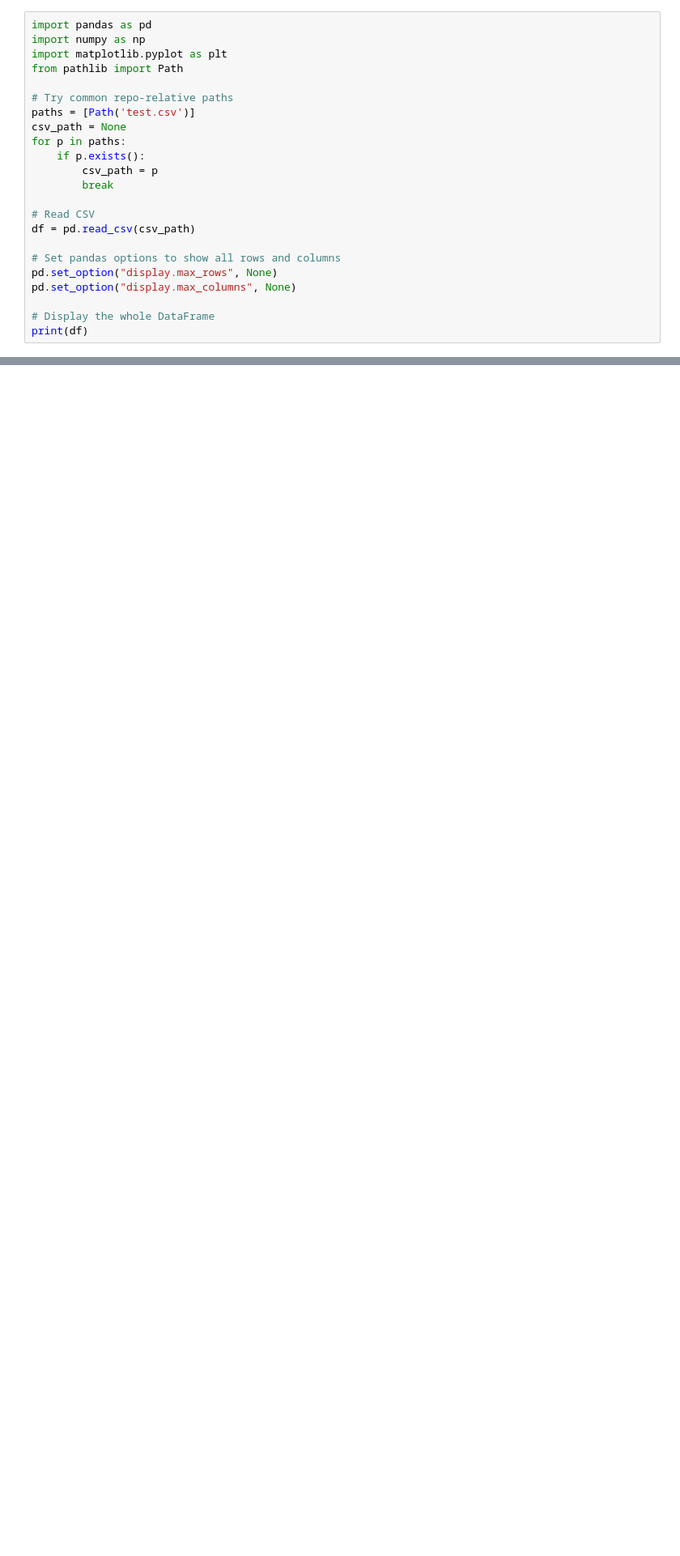
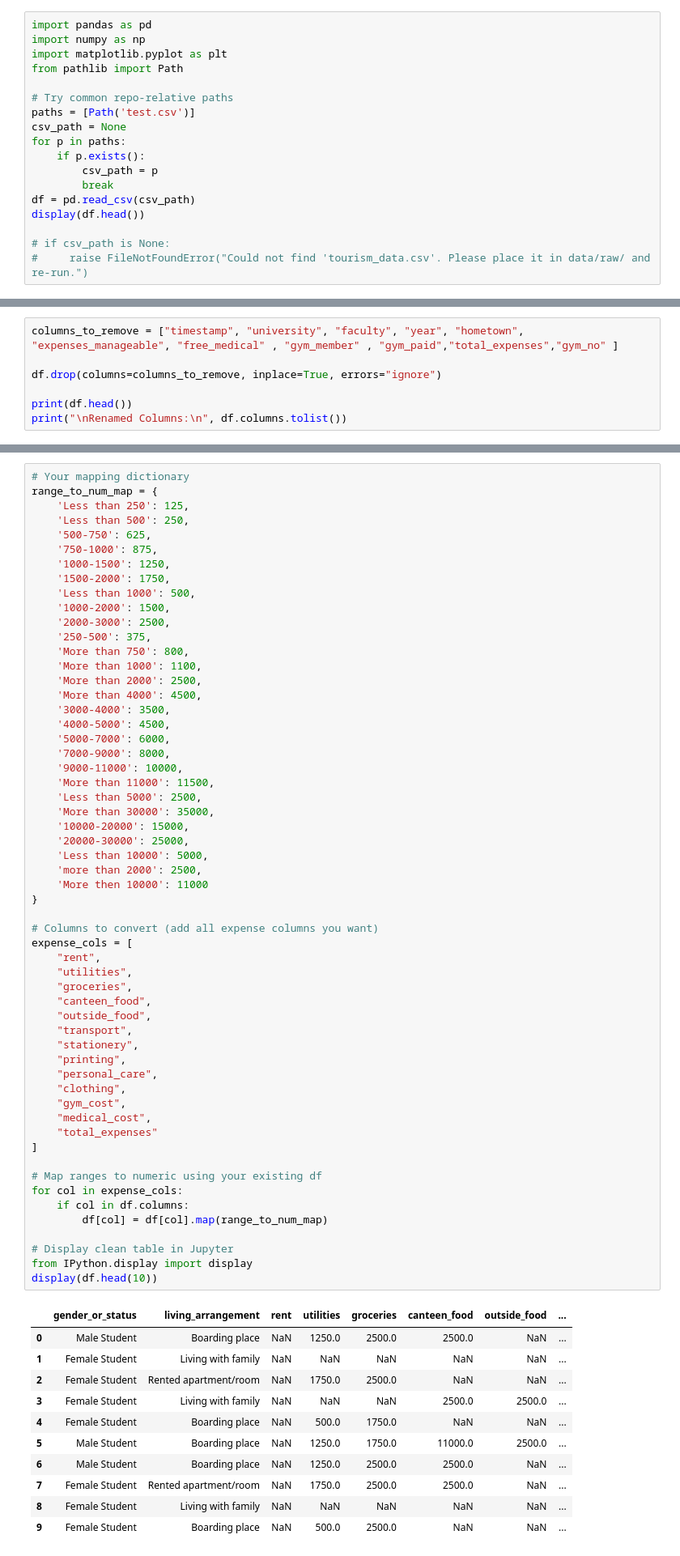
Before and after one commit to Pasindu115530/Static-Project, a Jupyter notebook: test.ipynb, the cells around one changed output, grey strips where cells are left out. Shown at 81% size. Drawn from its saved outputs; the diff is of its cells as text; blank space fills up the shorter version.

```diff
--- a/test.ipynb
+++ b/test.ipynb
@@ -11,14 +11,9 @@ for p in paths:
     if p.exists():
         csv_path = p
         break
+df = pd.read_csv(csv_path)
+display(df.head())
 
-# Read CSV
-df = pd.read_csv(csv_path)
-
-# Set pandas options to show all rows and columns
-pd.set_option("display.max_rows", None)
-pd.set_option("display.max_columns", None)
-
-# Display the whole DataFrame
-print(df)
+# if csv_path is None:
+#     raise FileNotFoundError("Could not find 'tourism_data.csv'. Please place it in data/raw/ and re-run.")
 # %% [output]
@@ -41,0 +90,7 @@ print(df)
+# %%
+columns_to_remove = ["timestamp", "university", "faculty", "year", "hometown", "expenses_manageable", "free_medical" , "gym_member" , "gym_paid","total_expenses","gym_no" ]
+
+df.drop(columns=columns_to_remove, inplace=True, errors="ignore")
+
+print(df.head())
+print("\nRenamed Columns:\n", df.columns.tolist())
@@ -41,0 +178,69 @@ print(df)
+# %%
+# Your mapping dictionary
+range_to_num_map = {
+    'Less than 250': 125,
+    'Less than 500': 250,
+    '500-750': 625,
+    '750-1000': 875,
+    '1000-1500': 1250,
+    '1500-2000': 1750,
+    'Less than 1000': 500,
+    '1000-2000': 1500,
+    '2000-3000': 2500,
+    '250-500': 375,
+    'More than 750': 800,
+    'More than 1000': 1100,
+    'More than 2000': 2500,
+    'More than 4000': 4500,
+    '3000-4000': 3500,
+    '4000-5000': 4500,
+    '5000-7000': 6000,
+    '7000-9000': 8000,
+    '9000-11000': 10000,
+    'More than 11000': 11500,
+    'Less than 5000': 2500,
+    'More than 30000': 35000,
+    '10000-20000': 15000,
+    '20000-30000': 25000,
+    'Less than 10000': 5000,
+    'more than 2000': 2500,
+    'More then 10000': 11000
+}
+
+# Columns to convert (add all expense columns you want)
+expense_cols = [
+    "rent",
+    "utilities",
+    "groceries",
+    "canteen_food",
+    "outside_food",
+    "transport",
+    "stationery",
+    "printing",
+    "personal_care",
+    "clothing",
+    "gym_cost",
+    "medical_cost",
+    "total_expenses"
+]
+
+# Map ranges to numeric using your existing df
+for col in expense_cols:
+    if col in df.columns:
+        df[col] = df[col].map(range_to_num_map)
+
+# Display clean table in Jupyter
+from IPython.display import display
+display(df.head(10))
+# %% [output]
+|  | gender_or_status | living_arrangement | rent | utilities | groceries | canteen_food | outside_food | ... |
+| 0 | Male Student | Boarding place | NaN | 1250.0 | 2500.0 | 2500.0 | NaN | ... |
+| 1 | Female Student | Living with family | NaN | NaN | NaN | NaN | NaN | ... |
+| 2 | Female Student | Rented apartment/room | NaN | 1750.0 | 2500.0 | NaN | NaN | ... |
+| 3 | Female Student | Living with family | NaN | NaN | NaN | 2500.0 | 2500.0 | ... |
+| 4 | Female Student | Boarding place | NaN | 500.0 | 1750.0 | NaN | NaN | ... |
+| 5 | Male Student | Boarding place | NaN | 1250.0 | 1750.0 | 11000.0 | 2500.0 | ... |
+| 6 | Male Student | Boarding place | NaN | 1250.0 | 2500.0 | 2500.0 | NaN | ... |
+| 7 | Female Student | Rented apartment/room | NaN | 1750.0 | 2500.0 | 2500.0 | NaN | ... |
+| 8 | Female Student | Living with family | NaN | NaN | NaN | NaN | NaN | ... |
+| 9 | Female Student | Boarding place | NaN | 500.0 | 2500.0 | NaN | NaN | ... |
```
Also changed, not shown: parts of 9 cells of this notebook.
